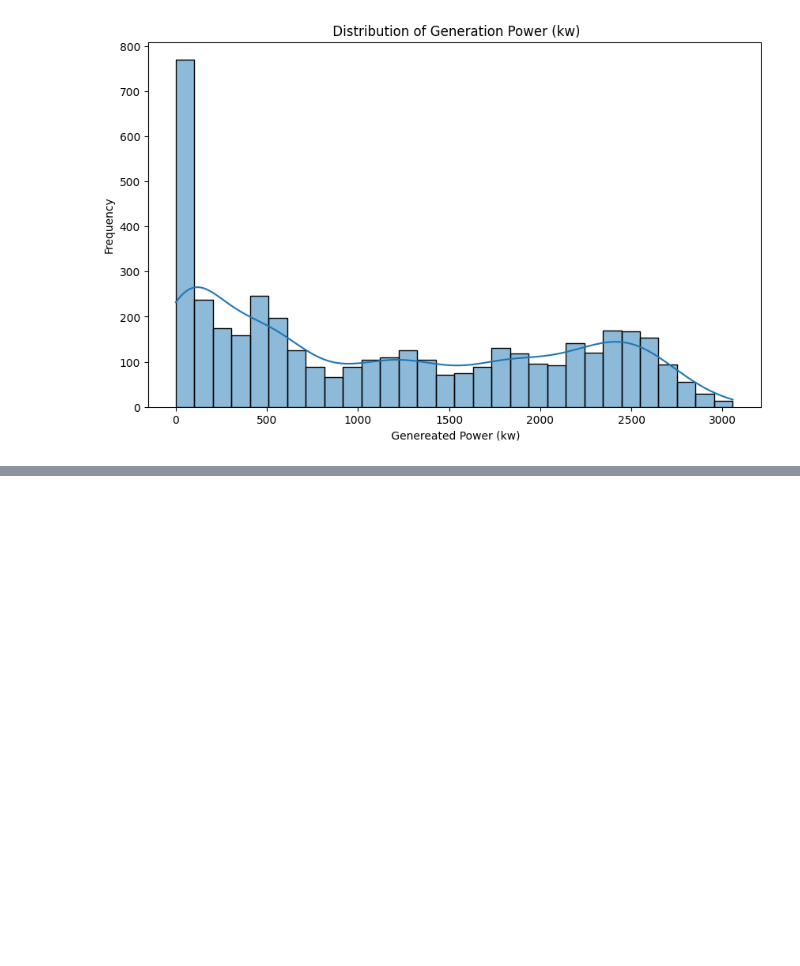
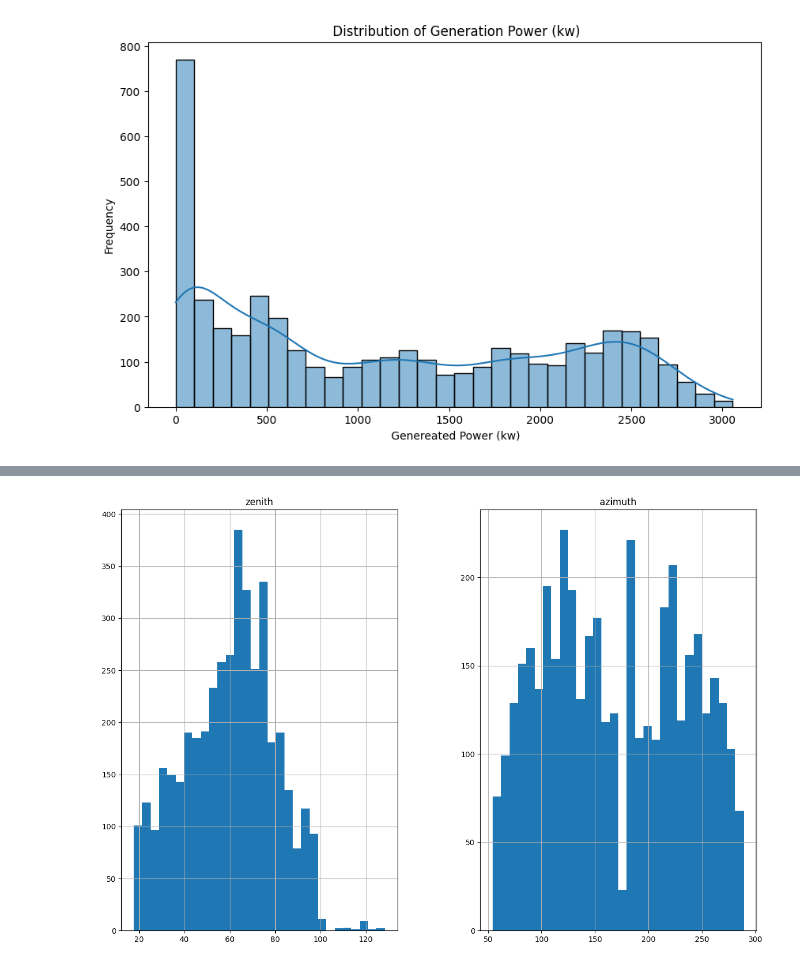
Before and after one commit to srividyakota03/SolarPowerGenerator, a Jupyter notebook: SolarPower.ipynb, the cells around one changed output, grey strips where cells are left out. Saved outputs shown, nothing was run; the diff lists cells and outputs as text; code cells hidden in the pictures; blank space fills up the shorter version.

```diff
--- a/SolarPower.ipynb
+++ b/SolarPower.ipynb
@@ -100,0 +114,5 @@ plt.show()
+# %%
+df[df.columns[18:20]].hist(bins=30,figsize=(15,10))
+plt.show()
+# %% [output]
+[figure, added]
```
Also changed, not shown: parts of 7 cells of this notebook.
